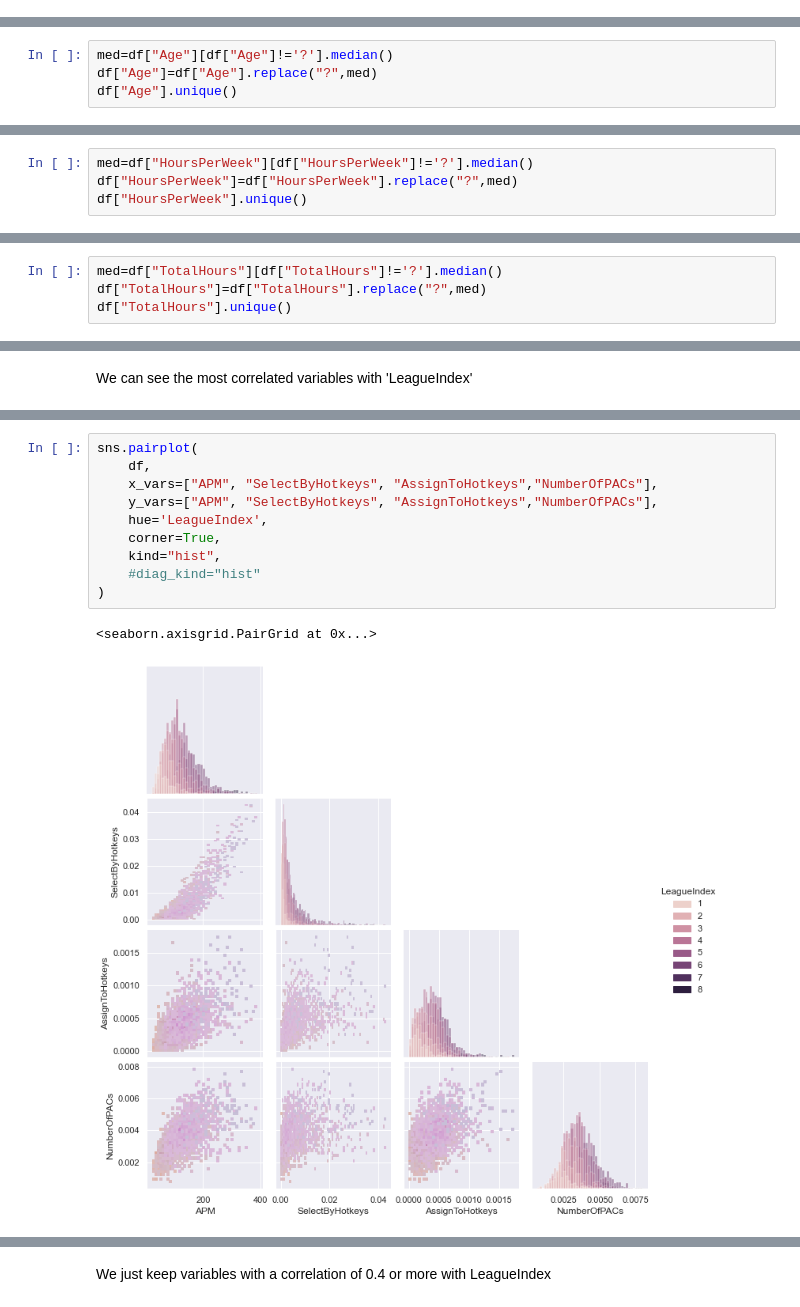
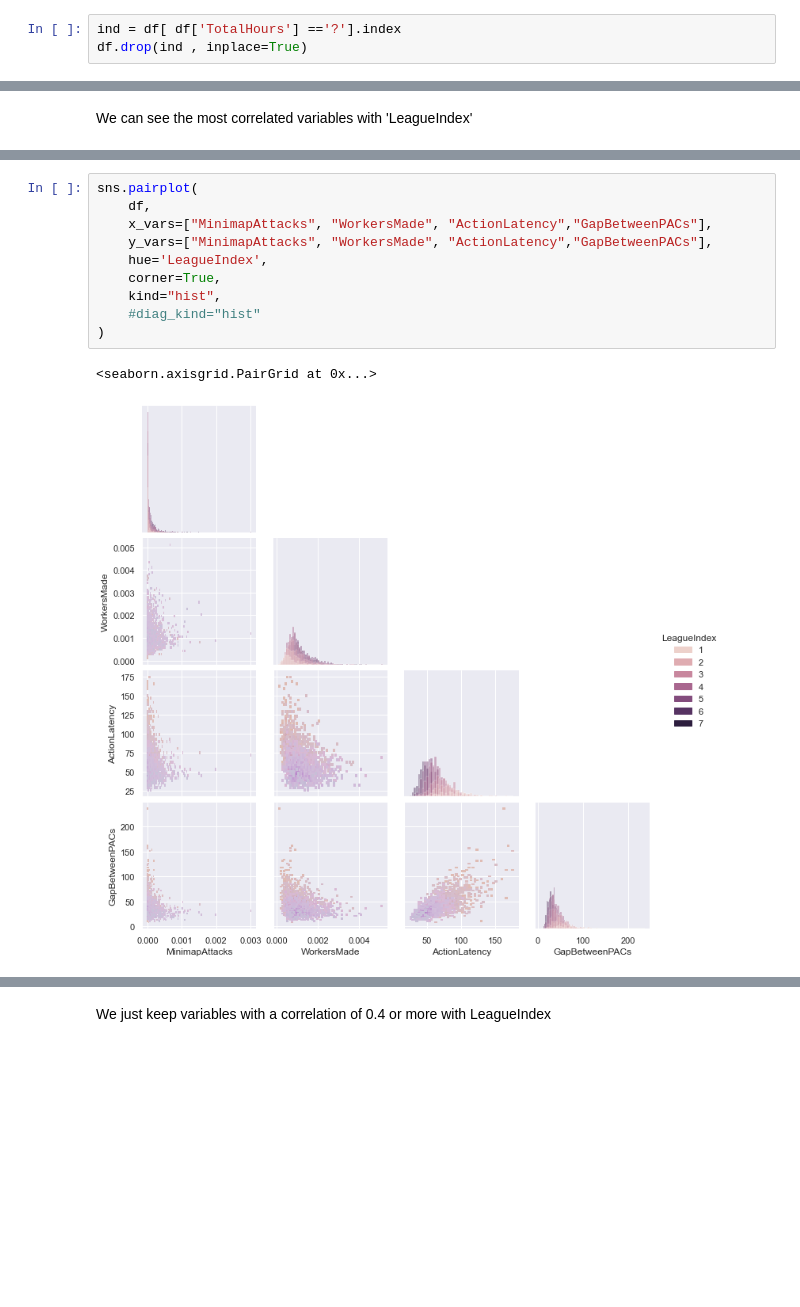
Before and after one commit to Tom-Hook/Skillcraft1_project, a Jupyter notebook: ProjetFinal_Crochet_Watrigant_PDA.ipynb, the cells around one changed output, grey strips where cells are left out. Drawn from its saved outputs; the diff is of its cells as text; blank space fills up the shorter version.

```diff
--- a/ProjetFinal_Crochet_Watrigant_PDA.ipynb
+++ b/ProjetFinal_Crochet_Watrigant_PDA.ipynb
@@ -94,0 +148,3 @@ sns.countplot(x='Age',data=df)
+# %%
+ind = df[ df['TotalHours'] =='?'].index
+df.drop(ind , inplace=True)
@@ -95,6 +155,2 @@ sns.countplot(x='Age',data=df)
 # %% [markdown]
 We see that '?' are exeptions and are not too much, so we can replace them by the median
-# %%
-med=df["Age"][df["Age"]!='?'].median()
-df["Age"]=df["Age"].replace("?",med)
-df["Age"].unique()
@@ -157,4 +156,0 @@ We see that '?' are exeptions and are not too much, so we can replace them by th
-# %%
-med=df["HoursPerWeek"][df["HoursPerWeek"]!='?'].median()
-df["HoursPerWeek"]=df["HoursPerWeek"].replace("?",med)
-df["HoursPerWeek"].unique()
@@ -195,4 +156,0 @@ We see that '?' are exeptions and are not too much, so we can replace them by th
-# %%
-med=df["TotalHours"][df["TotalHours"]!='?'].median()
-df["TotalHours"]=df["TotalHours"].replace("?",med)
-df["TotalHours"].unique()
@@ -459,16 +379,16 @@ sns.pairplot(
 # %%
 sns.pairplot(
     df,
-    x_vars=["APM", "SelectByHotkeys", "AssignToHotkeys","NumberOfPACs"],
-    y_vars=["APM", "SelectByHotkeys", "AssignToHotkeys","NumberOfPACs"],
+    x_vars=["MinimapAttacks", "WorkersMade", "ActionLatency","GapBetweenPACs"],
+    y_vars=["MinimapAttacks", "WorkersMade", "ActionLatency","GapBetweenPACs"],
     hue='LeagueIndex',
     corner=True,
     kind="hist",
     #diag_kind="hist"
 )
 # %% [output]
 <seaborn.axisgrid.PairGrid at 0x...>
-[figure, old version]
+[figure, new version]
 # %%
 allMeans=df.groupby(by="LeagueIndex").mean()
 allMeans
```
Also changed, not shown: parts of 69 cells of this notebook.
